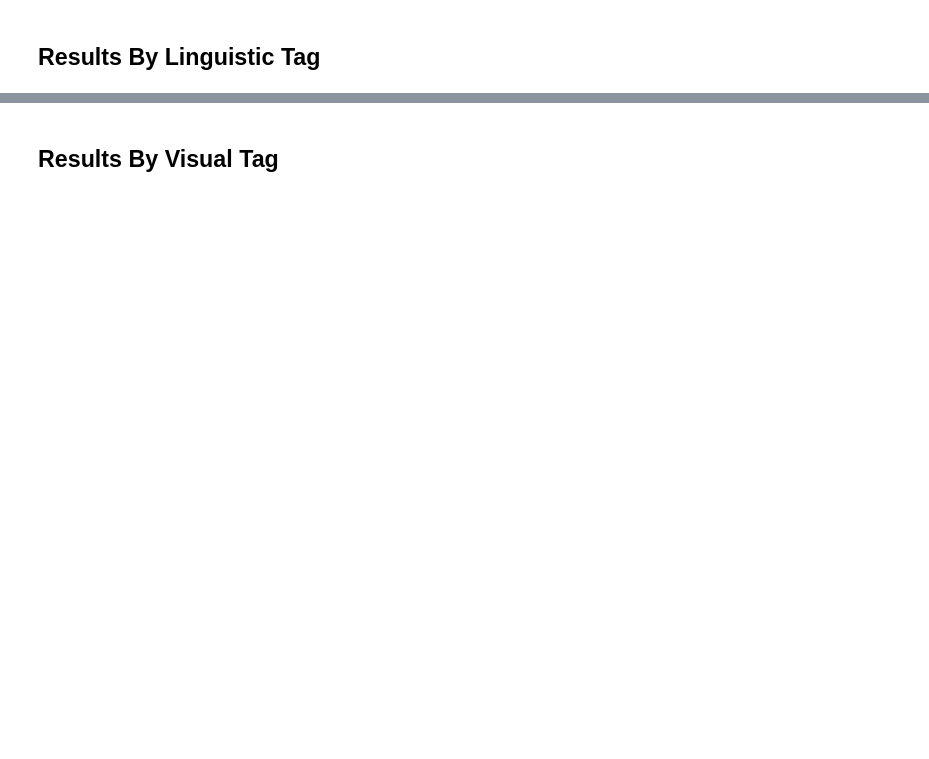
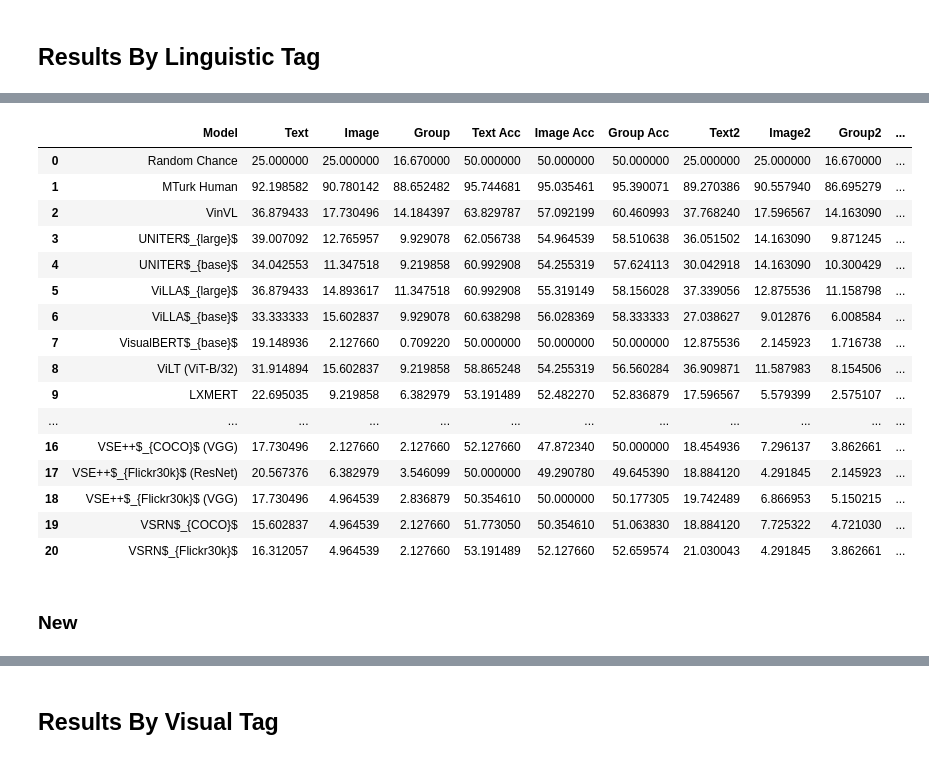
Before and after one commit to juletx/spatial-reasoning, a Jupyter notebook: statistics/winoground_statistics.ipynb, the cells around one changed output, grey strips where cells are left out. Saved outputs shown, nothing was run; the diff lists cells and outputs as text; code cells hidden in the pictures; blank space fills up the shorter version.

```diff
--- a/statistics/winoground_statistics.ipynb
+++ b/statistics/winoground_statistics.ipynb
@@ -33,0 +48,28 @@ Successfully installed huggingface-hub-0.8.1 pyyaml-6.0 tokenizers-0.12.1 transf
+# %%
+path = "../results/baseline_scores/"
+
+models_baseline = [
+    (path + "human.jsonl", "MTurk Human", None, None, None, None),
+    (path + "vinvl.jsonl", "VinVL", 1.89, 4.87, "single-stream", "merged"),
+    (path + "uniter_large.jsonl", "UNITER$_{large}$", 4.197, 9.583, "single-stream", "merged"),
+    (path + "uniter_base.jsonl", "UNITER$_{base}$", 4.197, 9.583, "single-stream", "merged"),
+    (path + "villa_large.jsonl", "ViLLA$_{large}$", 4.197, 9.583, "single-stream", "merged"),
+    (path + "villa_base.jsonl", "ViLLA$_{base}$", 4.197, 9.583, "single-stream", "merged"),
+    (path + "visualbert.jsonl", "VisualBERT$_{base}$", 0.296, 0.517, "single-stream", "merged"),
+    (path + "vilt.jsonl", "ViLT (ViT-B/32)", 4.098, 9.854, "single-stream", "merged"),
+    (path + "lxmert.jsonl", "LXMERT", 0.18, 9.18, "dual-stream", "modality-specific, co-attn, merged"),
+    (path + "vilbert.jsonl", "ViLBERT$_{base}$", 3.3, 3.3, "dual-stream", "modality-specific, co-attn, merged"),
+    (path + "unit.jsonl", "UniT$_{ITM Finetuned}$", 0.688, 1.91, "dual-stream", "modality-specific, merged"),
+    (path + "flava_itm.jsonl", "FLAVA$_{ITM}$", 70, 70, "dual-stream", "modality-specific, merged"),
+    (path + "flava_zero_shot.jsonl", "FLAVA$_{Contrastive}$", 70, 70, "dual-stream", "modality-specific"),
+    (path + "clip.jsonl", "CLIP (ViT-B/32)", 400, 400, "dual-stream", "modality-specific"),
+    (path + "vse_coco_resnet_ft.jsonl", "VSE++$_{COCO}$ (ResNet)", 0.113, 0.565, "rnn", "-"),
+    (path + "vse_coco_vgg_ft.jsonl", "VSE++$_{COCO}$ (VGG)", 0.113, 0.565, "rnn", "-"),
+    (path + "vse_f30k_resnet_ft.jsonl", "VSE++$_{Flickr30k}$ (ResNet)", 0.031, 0.155, "rnn", "-"),
+    (path + "vse_f30k_vgg_ft.jsonl", "VSE++$_{Flickr30k}$ (VGG)", 0.031, 0.155, "rnn", "-"),
+    (path + "vsrn_coco.jsonl", "VSRN$_{COCO}$", 0.113, 0.565, "rnn", "-"),
+    (path + "vsrn_flickr.jsonl", "VSRN$_{Flickr30k}$", 0.031, 0.155, "rnn", "-"),
+]
+
+models_baseline_no_human = [model for model in models_baseline if model[1] not in ("MTurk Human")]
+models_baseline_no_outliers = [model for model in models_baseline if model[1] not in ("MTurk Human", "CLIP (ViT-B/32)", "FLAVA$_{ITM}$", "FLAVA$_{Contrastive}$")]
@@ -311,7 +557,7 @@ pd.DataFrame(get_table_dict(models, bootstrap_confidence_intervals=True))
 ## Results By Linguistic Tag
 # %%
 def filter_examples(filter_dict):
-    examples = [json.loads(line) for line in open("data/examples.jsonl").readlines()]
+    examples = [json.loads(line) for line in open("../data/examples.jsonl").readlines()]
     def filter_criteria(example):
         for key, value in filter_dict.items():
             if example[key] != value:
@@ -359,0 +596,3 @@ Linguistic
+# %%
+linguistic_table_dict, bold_linguistic_table_dict = get_linguistic_table_dict(models_baseline)
+print(tabulate(bold_linguistic_table_dict, headers=bold_linguistic_table_dict.keys(), tablefmt="latex_raw", floatfmt=".2f"))
@@ -359,0 +617,22 @@ Linguistic
+# %%
+pd.DataFrame(linguistic_table_dict)
+# %% [output]
+|  | Model | Text | Image | Group | Text Acc | Image Acc | Group Acc | Text2 | Image2 | Group2 | ... |
+| 0 | Random Chance | 25.000000 | 25.000000 | 16.670000 | 50.000000 | 50.000000 | 50.000000 | 25.000000 | 25.000000 | 16.670000 | ... |
+| 1 | MTurk Human | 92.198582 | 90.780142 | 88.652482 | 95.744681 | 95.035461 | 95.390071 | 89.270386 | 90.557940 | 86.695279 | ... |
+| 2 | VinVL | 36.879433 | 17.730496 | 14.184397 | 63.829787 | 57.092199 | 60.460993 | 37.768240 | 17.596567 | 14.163090 | ... |
+| 3 | UNITER$_{large}$ | 39.007092 | 12.765957 | 9.929078 | 62.056738 | 54.964539 | 58.510638 | 36.051502 | 14.163090 | 9.871245 | ... |
+| 4 | UNITER$_{base}$ | 34.042553 | 11.347518 | 9.219858 | 60.992908 | 54.255319 | 57.624113 | 30.042918 | 14.163090 | 10.300429 | ... |
+| 5 | ViLLA$_{large}$ | 36.879433 | 14.893617 | 11.347518 | 60.992908 | 55.319149 | 58.156028 | 37.339056 | 12.875536 | 11.158798 | ... |
+| 6 | ViLLA$_{base}$ | 33.333333 | 15.602837 | 9.929078 | 60.638298 | 56.028369 | 58.333333 | 27.038627 | 9.012876 | 6.008584 | ... |
+| 7 | VisualBERT$_{base}$ | 19.148936 | 2.127660 | 0.709220 | 50.000000 | 50.000000 | 50.000000 | 12.875536 | 2.145923 | 1.716738 | ... |
+| 8 | ViLT (ViT-B/32) | 31.914894 | 15.602837 | 9.219858 | 58.865248 | 54.255319 | 56.560284 | 36.909871 | 11.587983 | 8.154506 | ... |
+| 9 | LXMERT | 22.695035 | 9.219858 | 6.382979 | 53.191489 | 52.482270 | 52.836879 | 17.596567 | 5.579399 | 2.575107 | ... |
+| ... | ... | ... | ... | ... | ... | ... | ... | ... | ... | ... | ... |
+| 16 | VSE++$_{COCO}$ (VGG) | 17.730496 | 2.127660 | 2.127660 | 52.127660 | 47.872340 | 50.000000 | 18.454936 | 7.296137 | 3.862661 | ... |
+| 17 | VSE++$_{Flickr30k}$ (ResNet) | 20.567376 | 6.382979 | 3.546099 | 50.000000 | 49.290780 | 49.645390 | 18.884120 | 4.291845 | 2.145923 | ... |
+| 18 | VSE++$_{Flickr30k}$ (VGG) | 17.730496 | 4.964539 | 2.836879 | 50.354610 | 50.000000 | 50.177305 | 19.742489 | 6.866953 | 5.150215 | ... |
+| 19 | VSRN$_{COCO}$ | 15.602837 | 4.964539 | 2.127660 | 51.773050 | 50.354610 | 51.063830 | 18.884120 | 7.725322 | 4.721030 | ... |
+| 20 | VSRN$_{Flickr30k}$ | 16.312057 | 4.964539 | 2.127660 | 53.191489 | 52.127660 | 52.659574 | 21.030043 | 4.291845 | 3.862661 | ... |
+# %% [markdown]
+### New
```
Also changed, not shown: parts of 33 cells of this notebook, 46 other files.
